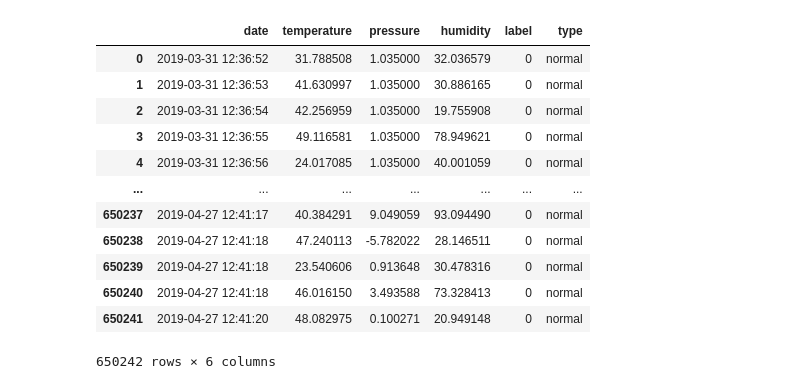
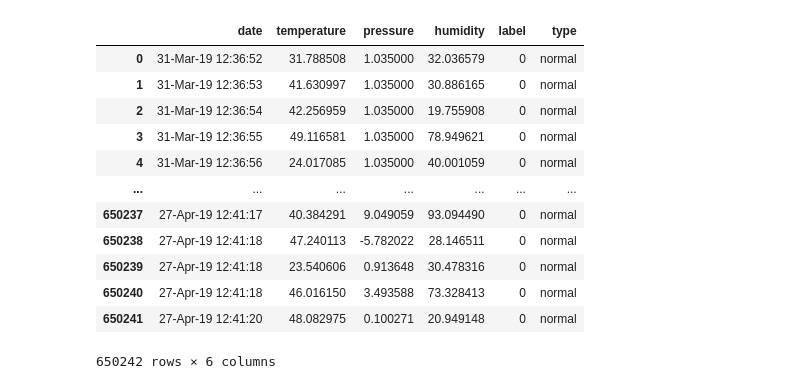
Before and after one commit to Hongwei-Z/SC-MLIDS, a Jupyter notebook: FNT_Test.ipynb, the cells around one changed output. Drawn from its saved outputs; the diff is of its cells as text; code cells hidden in the pictures.

```diff
--- a/FNT_Test.ipynb
+++ b/FNT_Test.ipynb
@@ -5,24 +5,24 @@ import FNT
 # %%
 # Read dataset
 dataset = pd.read_csv('./IoT_Weather.csv')
 
 dataset['date'] = dataset['date'] + ' ' + dataset['time']
-dataset['date'] = pd.to_datetime(dataset['date'])
+#dataset['date'] = pd.to_datetime(dataset['date'])
 dataset = dataset.drop('time', axis=1)
 dataset
 # %% [output]
 |  | date | temperature | pressure | humidity | label | type |
-| 0 | 2019-03-31 12:36:52 | 31.788508 | 1.035000 | 32.036579 | 0 | normal |
-| 1 | 2019-03-31 12:36:53 | 41.630997 | 1.035000 | 30.886165 | 0 | normal |
-| 2 | 2019-03-31 12:36:54 | 42.256959 | 1.035000 | 19.755908 | 0 | normal |
-| 3 | 2019-03-31 12:36:55 | 49.116581 | 1.035000 | 78.949621 | 0 | normal |
-| 4 | 2019-03-31 12:36:56 | 24.017085 | 1.035000 | 40.001059 | 0 | normal |
+| 0 | 31-Mar-19 12:36:52 | 31.788508 | 1.035000 | 32.036579 | 0 | normal |
+| 1 | 31-Mar-19 12:36:53 | 41.630997 | 1.035000 | 30.886165 | 0 | normal |
+| 2 | 31-Mar-19 12:36:54 | 42.256959 | 1.035000 | 19.755908 | 0 | normal |
+| 3 | 31-Mar-19 12:36:55 | 49.116581 | 1.035000 | 78.949621 | 0 | normal |
+| 4 | 31-Mar-19 12:36:56 | 24.017085 | 1.035000 | 40.001059 | 0 | normal |
 | ... | ... | ... | ... | ... | ... | ... |
-| 650237 | 2019-04-27 12:41:17 | 40.384291 | 9.049059 | 93.094490 | 0 | normal |
-| 650238 | 2019-04-27 12:41:18 | 47.240113 | -5.782022 | 28.146511 | 0 | normal |
-| 650239 | 2019-04-27 12:41:18 | 23.540606 | 0.913648 | 30.478316 | 0 | normal |
-| 650240 | 2019-04-27 12:41:18 | 46.016150 | 3.493588 | 73.328413 | 0 | normal |
-| 650241 | 2019-04-27 12:41:20 | 48.082975 | 0.100271 | 20.949148 | 0 | normal |
+| 650237 | 27-Apr-19 12:41:17 | 40.384291 | 9.049059 | 93.094490 | 0 | normal |
+| 650238 | 27-Apr-19 12:41:18 | 47.240113 | -5.782022 | 28.146511 | 0 | normal |
+| 650239 | 27-Apr-19 12:41:18 | 23.540606 | 0.913648 | 30.478316 | 0 | normal |
+| 650240 | 27-Apr-19 12:41:18 | 46.016150 | 3.493588 | 73.328413 | 0 | normal |
+| 650241 | 27-Apr-19 12:41:20 | 48.082975 | 0.100271 | 20.949148 | 0 | normal |
 650242 rows × 6 columns
 # %%
 dataset.dtypes
```
Also changed, not shown: parts of 3 cells of this notebook, 1 other file.
